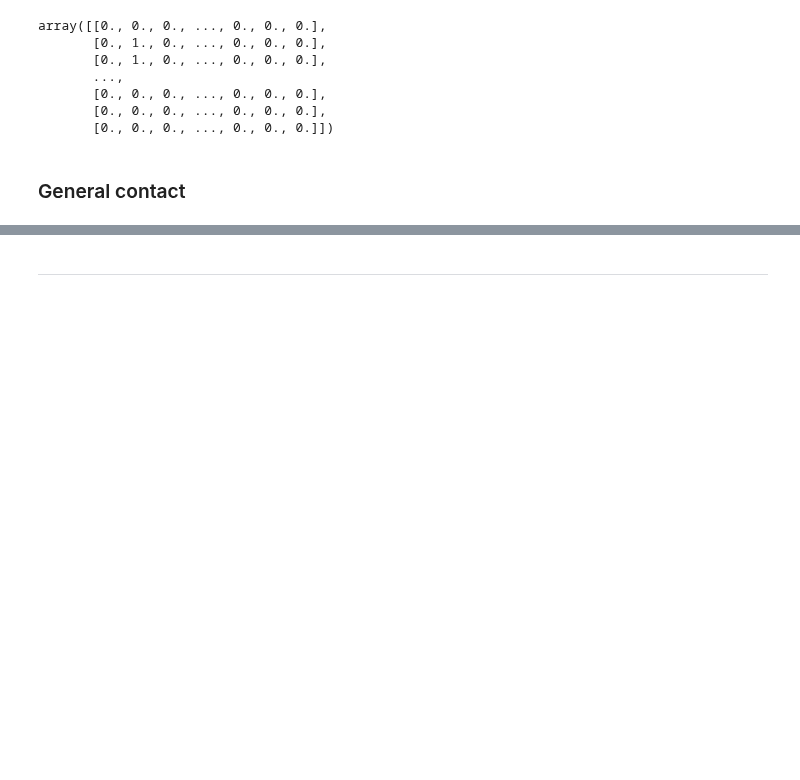
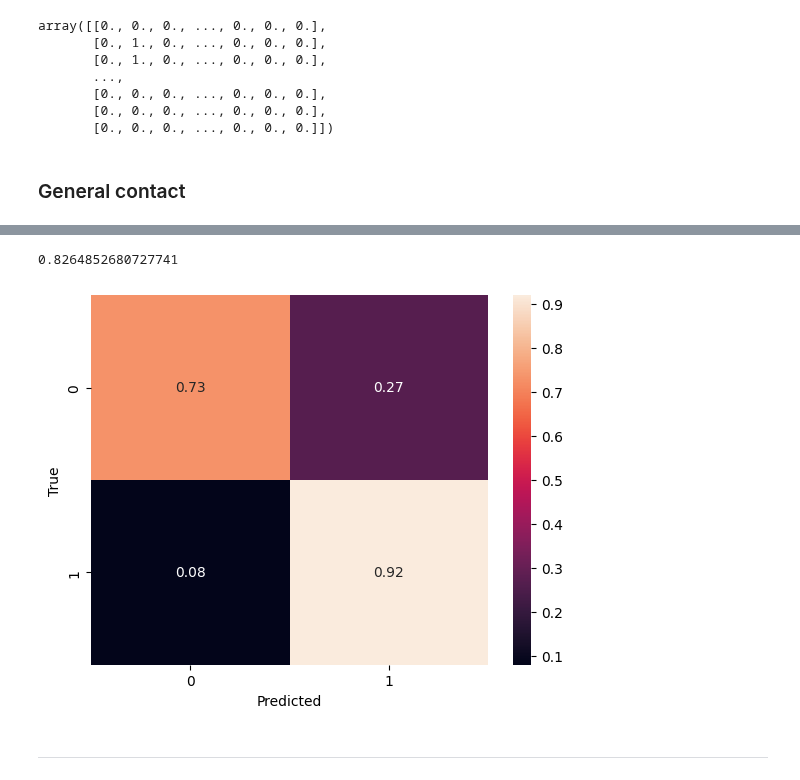
Before and after one commit to JulianAlvarezdeGiorgi/Behavioral_Tagging_of_Mice_in_multiple_Mice_setup_using_Deep_Learning, a Jupyter notebook: src/baseline_models.ipynb, the cells around one changed output, grey strips where cells are left out. Cells and saved outputs as stored; diff of their text form; code cells hidden in the pictures; blank space fills up the shorter version.

```diff
--- a/src/baseline_models.ipynb
+++ b/src/baseline_models.ipynb
@@ -30,6 +30,6 @@ importlib.reload(DataDLC)
 import warnings
 warnings.filterwarnings('ignore')
 
-data_loader = dataloader.DLCDataLoader(r'd:\Rearing', build_graph=False)
+data_loader = dataloader.DLCDataLoader(r'c:\Users\jalvarez\Documents\Data\LargeDataset', build_graph=False)
 # %% [output]
 ['DMD_fem_Test_10DLC_dlcrnetms5_More_BodyPartsJul9shuffle1_740000_el_filtered.h5', 'DMD_fem_Test_11DLC_dlcrnetms5_More_BodyPartsJul9shuffle1_740000_el_filtered.h5', 'DMD_fem_Test_12DLC_dlcrnetms5_More ...
@@ -247,6 +249,27 @@ plt.show()
 # save model
 
 joblib.dump(model, 'baseline_models/new_dataset/model_gencont.pkl')
+# %%
+# Load model
+model = joblib.load('models/baseline_models/new_dataset/model_gencont.pkl')
+
+# predict
+y_pred = model.predict(X_test)
+
+# accuracy
+accuracy_score(y_gencont_test, y_pred)
+# %% [output]
+0.8264852680727741
+# %%
+# Confusion matrix
+conf_matrix = confusion_matrix(y_gencont_test, y_pred)
+conf_matrix = conf_matrix / conf_matrix.sum(axis=1)[:, np.newaxis]
+sns.heatmap(conf_matrix, annot=True)
+plt.xlabel('Predicted')
+plt.ylabel('True')
+plt.show()
+# %% [output]
+[figure, added]
 # %% [markdown]
 ---
 # %%
```
Also changed, not shown: parts of 4 cells of this notebook, 11 other files.
